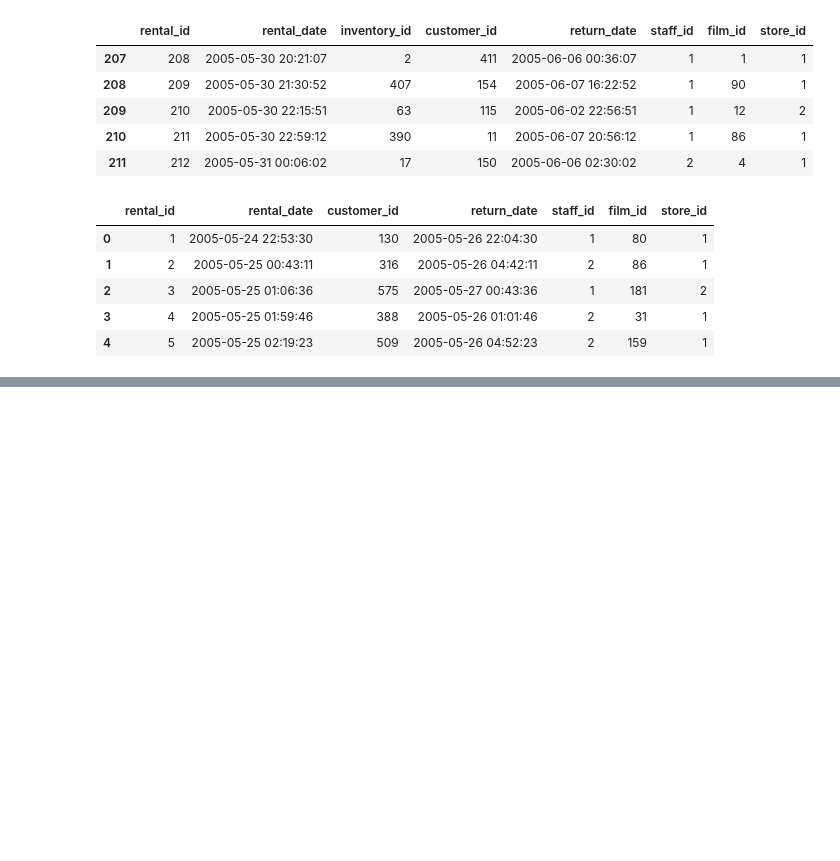
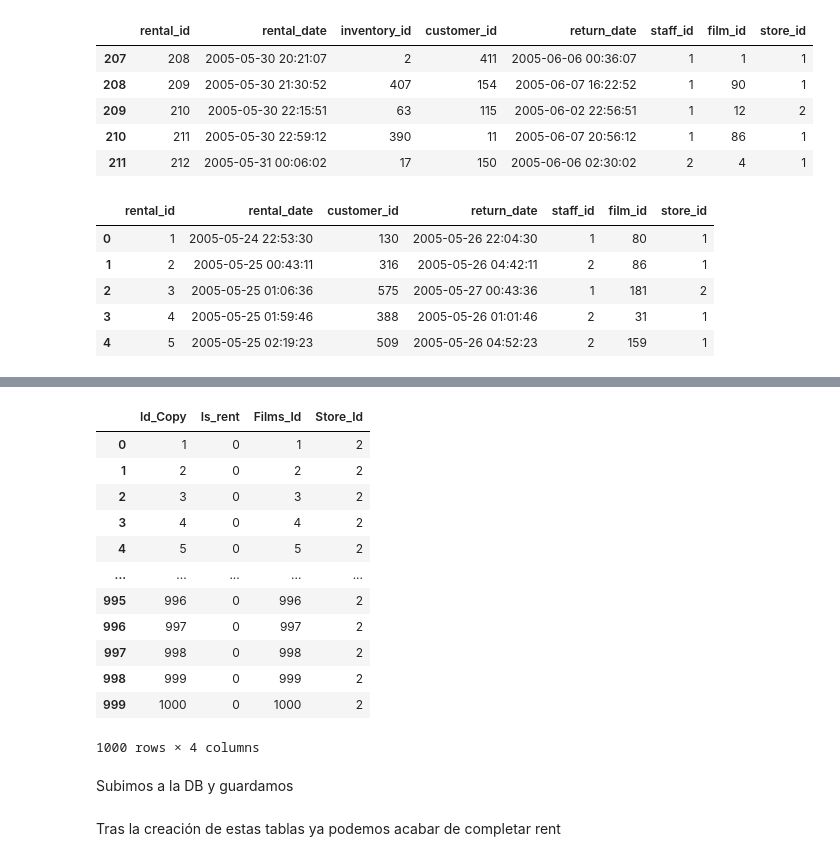
Before and after one commit to gusavato/2_IRONHACK_MySQL, a Jupyter notebook: jupyter/Clean.ipynb, the cells around one changed output, grey strips where cells are left out. Saved outputs shown, nothing was run; the diff lists cells and outputs as text; code cells hidden in the pictures; blank space fills up the shorter version.

```diff
--- a/jupyter/Clean.ipynb
+++ b/jupyter/Clean.ipynb
@@ -817,0 +825,22 @@ emp.to_sql(name='Employees',
+# %%
+cop = pd.DataFrame({'Id_Copy':film.Id_films,
+                    'Is_rent':0,
+                    'Films_Id': film.Id_films,
+                    'Store_Id': 2})
+cop
+# %% [output]
+|  | Id_Copy | Is_rent | Films_Id | Store_Id |
+| 0 | 1 | 0 | 1 | 2 |
+| 1 | 2 | 0 | 2 | 2 |
+| 2 | 3 | 0 | 3 | 2 |
+| 3 | 4 | 0 | 4 | 2 |
+| 4 | 5 | 0 | 5 | 2 |
+| ... | ... | ... | ... | ... |
+| 995 | 996 | 0 | 996 | 2 |
+| 996 | 997 | 0 | 997 | 2 |
+| 997 | 998 | 0 | 998 | 2 |
+| 998 | 999 | 0 | 999 | 2 |
+| 999 | 1000 | 0 | 1000 | 2 |
+1000 rows × 4 columns
+# %% [markdown]
+Subimos a la DB y guardamos
@@ -817,0 +853,2 @@ emp.to_sql(name='Employees',
+# %% [markdown]
+Tras la creación de estas tablas ya podemos acabar de completar rent
```
Also changed, not shown: parts of 74 cells of this notebook, 11 other files.
